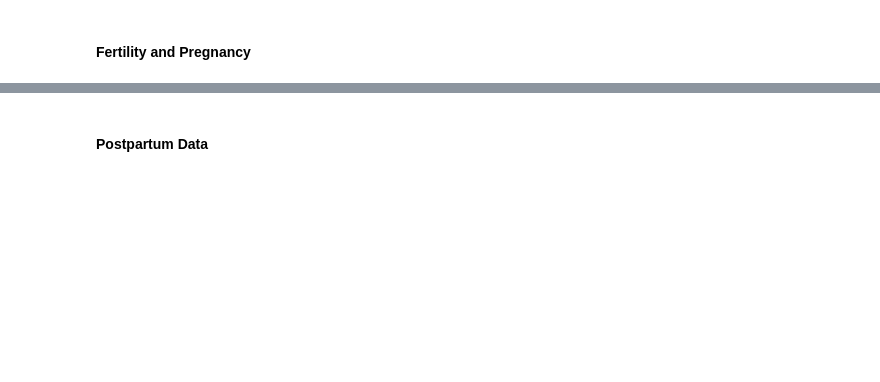
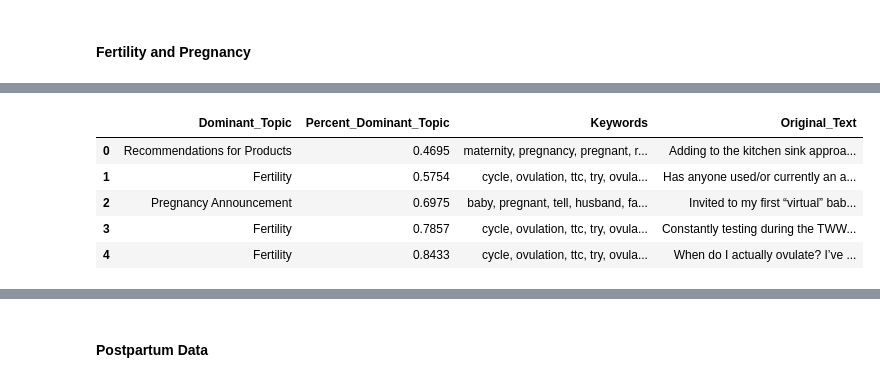
Before and after one commit to jlu90/Identifying-Womens-Health-Concerns, a Jupyter notebook: code/gensim_modeling.ipynb, the cells around one changed output, grey strips where cells are left out. Saved outputs shown, nothing was run; the diff lists cells and outputs as text; code cells hidden in the pictures; blank space fills up the shorter version.

```diff
--- a/code/gensim_modeling.ipynb
+++ b/code/gensim_modeling.ipynb
@@ -332,0 +397,9 @@ build_gensim_coherence_model(obsgyn_lda_model, corpus = obsgyn_corpus, dictionar
+# %%
+obsgyn_topic_df.head()
+# %% [output]
+|  | Dominant_Topic | Percent_Dominant_Topic | Keywords | Original_Text |
+| 0 | Recommendations for Products | 0.4695 | maternity, pregnancy, pregnant, r... | Adding to the kitchen sink approa... |
+| 1 | Fertility | 0.5754 | cycle, ovulation, ttc, try, ovula... | Has anyone used/or currently an a... |
+| 2 | Pregnancy Announcement | 0.6975 | baby, pregnant, tell, husband, fa... | Invited to my first “virtual” bab... |
+| 3 | Fertility | 0.7857 | cycle, ovulation, ttc, try, ovula... | Constantly testing during the TWW... |
+| 4 | Fertility | 0.8433 | cycle, ovulation, ttc, try, ovula... | When do I actually ovulate? I’ve ... |
```
Also changed, not shown: parts of 28 cells of this notebook, 1 other file.
